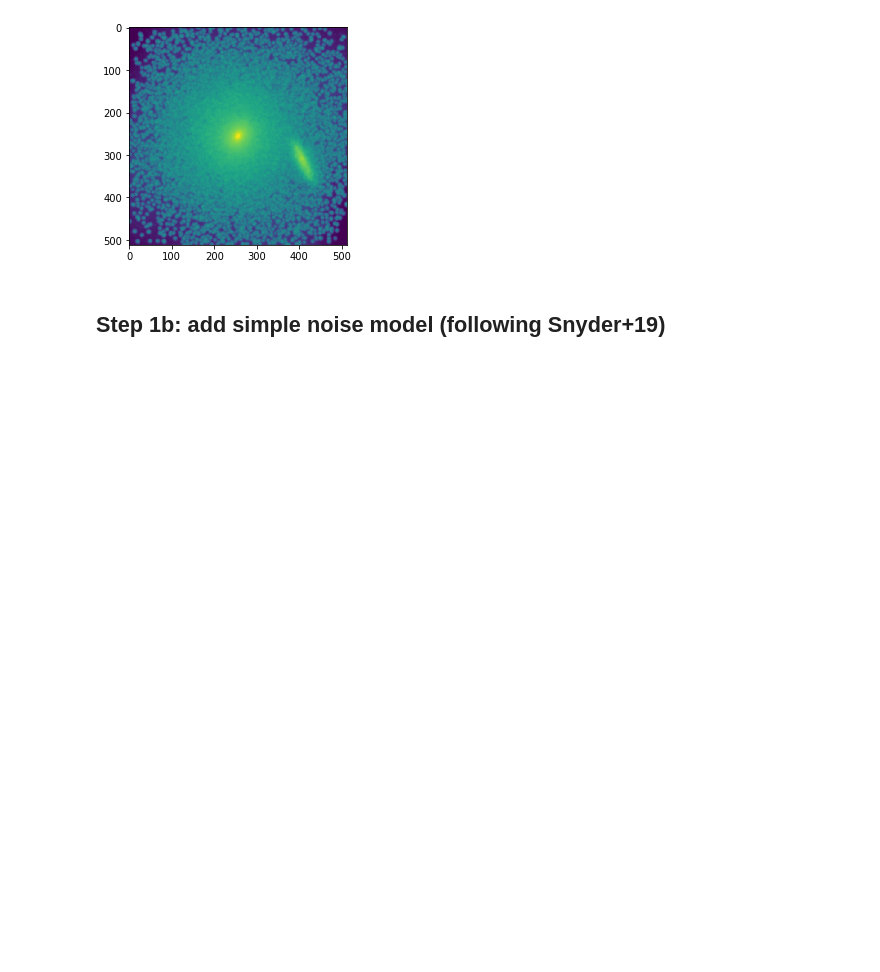
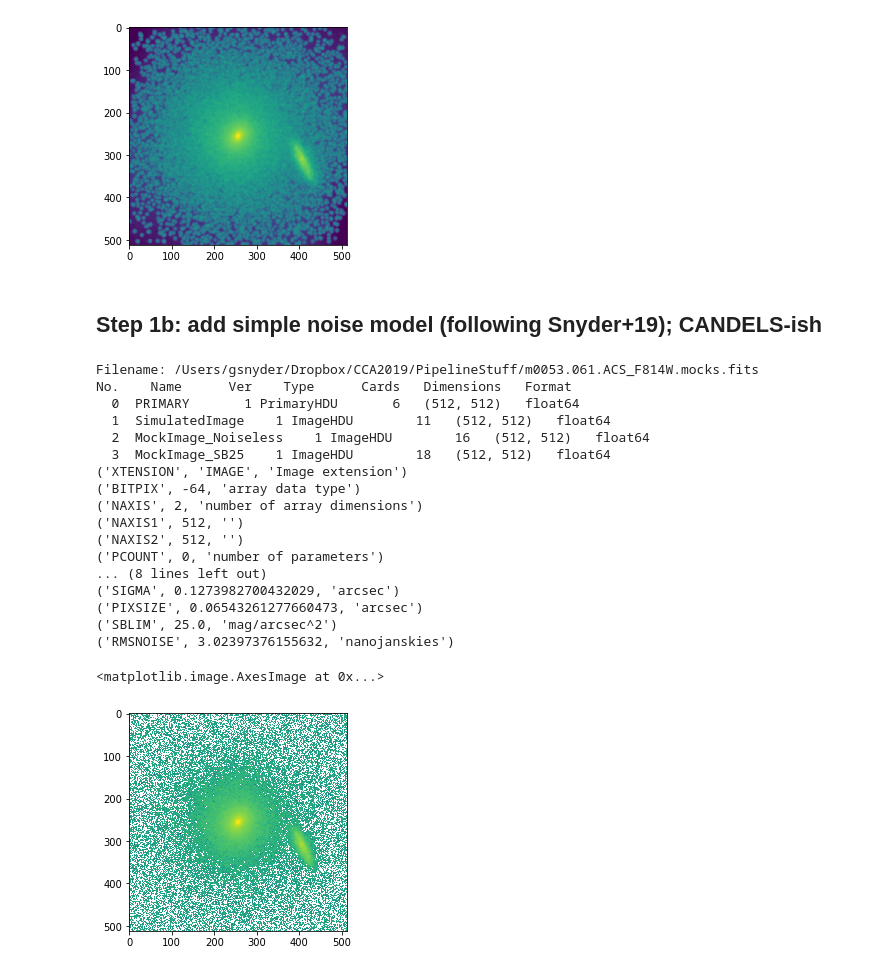
Before and after one commit to RaySSharma/CANDELS-Pipeline, a Jupyter notebook: ChoiSims_Mockdata_Pipeline_Example.ipynb, the cells around one changed output. Saved outputs shown, nothing was run; the diff lists cells and outputs as text; code cells hidden in the pictures; blank space fills up the shorter version.

Commit message:
Step 1 drafted

```diff
--- a/ChoiSims_Mockdata_Pipeline_Example.ipynb
+++ b/ChoiSims_Mockdata_Pipeline_Example.ipynb
@@ -64,4 +65,30 @@ No.    Name      Ver    Type      Cards   Dimensions   Format
 <matplotlib.image.AxesImage at 0x...>
 [figure]
 # %% [markdown]
-## Step 1b: add simple noise model (following Snyder+19)
+## Step 1b: add simple noise model (following Snyder+19); CANDELS-ish
+# %%
+ptm.add_simple_noise(ffout,sb_maglim=25.0,sb_label='25')
+fo=fits.open(ffout)
+fo.info()
+print(fo['MockImage_SB25'].header.cards)
+pyplot.imshow(np.log10(fo['MockImage_SB25'].data))
+# %% [output]
+Filename: /Users/gsnyder/Dropbox/CCA2019/PipelineStuff/m0053.061.ACS_F814W.mocks.fits
+No.    Name      Ver    Type      Cards   Dimensions   Format
+  0  PRIMARY       1 PrimaryHDU       6   (512, 512)   float64
+  1  SimulatedImage    1 ImageHDU        11   (512, 512)   float64
+  2  MockImage_Noiseless    1 ImageHDU        16   (512, 512)   float64
+  3  MockImage_SB25    1 ImageHDU        18   (512, 512)   float64
+('XTENSION', 'IMAGE', 'Image extension')
+('BITPIX', -64, 'array data type')
+('NAXIS', 2, 'number of array dimensions')
+('NAXIS1', 512, '')
+('NAXIS2', 512, '')
+('PCOUNT', 0, 'number of parameters')
+... (8 lines left out)
+('SIGMA', 0.1273982700432029, 'arcsec')
+('PIXSIZE', 0.06543261277660473, 'arcsec')
+('SBLIM', 25.0, 'mag/arcsec^2')
+('RMSNOISE', 3.02397376155632, 'nanojanskies')
+<matplotlib.image.AxesImage at 0x...>
+[figure, added]
```
Also changed, not shown: parts of 8 cells of this notebook, 1 other file.
